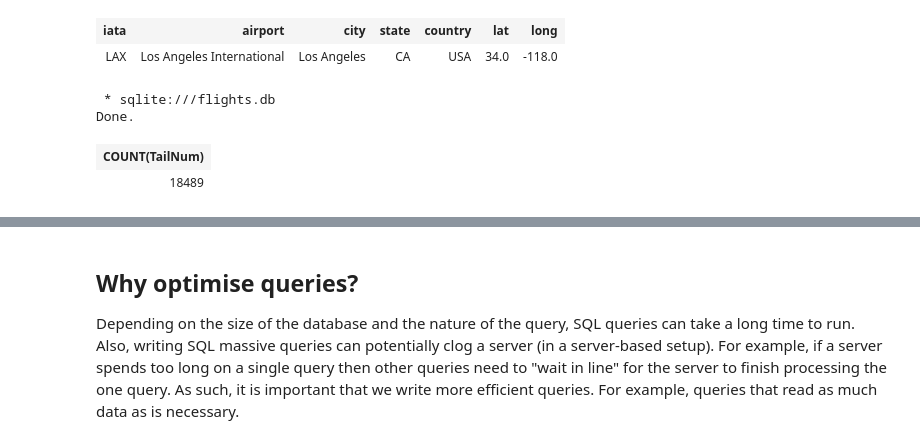
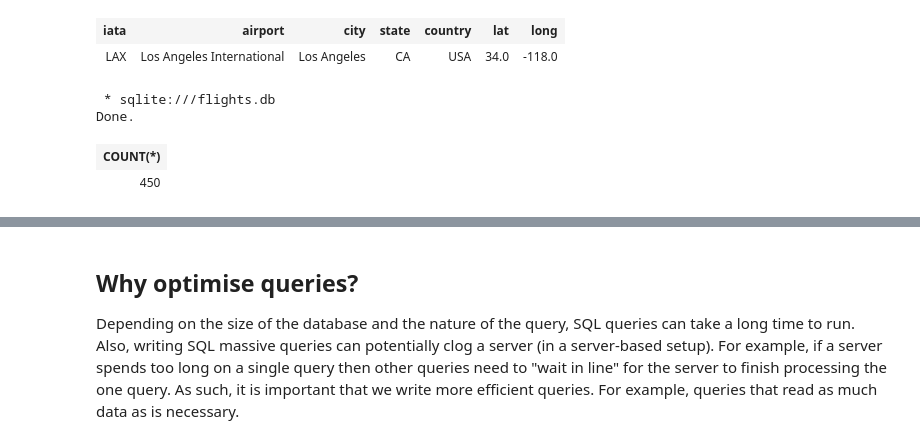
Before and after one commit to endiesworld/Explore_sql_mcqs, a Jupyter notebook: Optimising_SQL_Queries/10_Optimising_sql_queries.ipynb, the cells around one changed output, grey strips where cells are left out. Cells and saved outputs as stored; diff of their text form; code cells hidden in the pictures.

```diff
--- a/Optimising_SQL_Queries/10_Optimising_sql_queries.ipynb
+++ b/Optimising_SQL_Queries/10_Optimising_sql_queries.ipynb
@@ -425,11 +434,11 @@ Done.
 # %%
 %%sql
 --How many planes landed at Los Angeles International Airport
-SELECT COUNT(TailNum)
+SELECT COUNT(*)
 FROM flights
-WHERE DEST = 'LAX' AND Cancelled = 0 AND Diverted = 0
+WHERE DEST = 'LAX' AND Cancelled = 1
 # %% [output]
  * sqlite:///flights.db
 Done.
-| COUNT(TailNum) |
-| 18489 |
+| COUNT(*) |
+| 450 |
```
Also changed, not shown: parts of 7 cells of this notebook, 1 other file.
